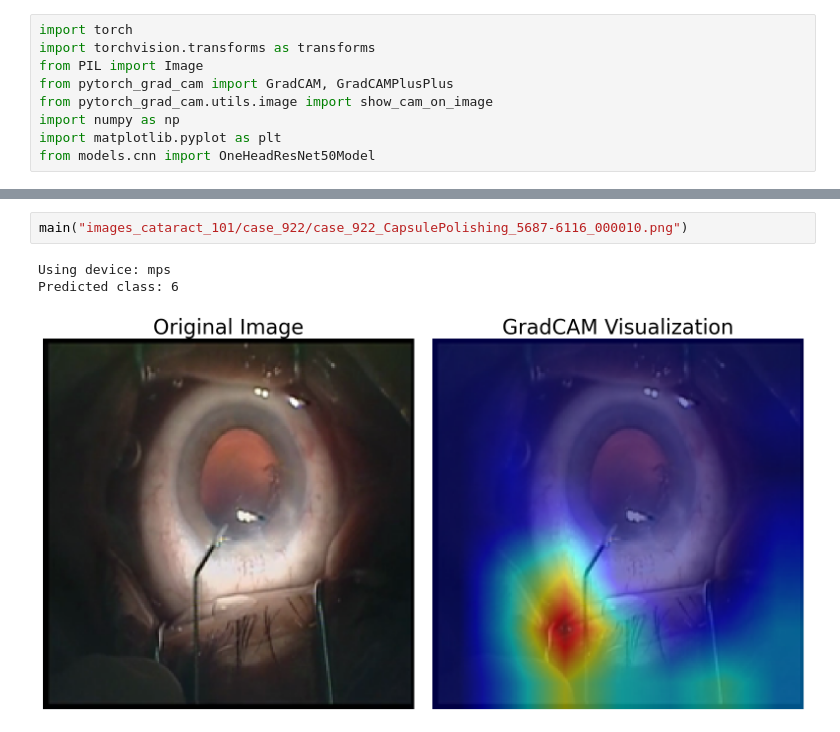
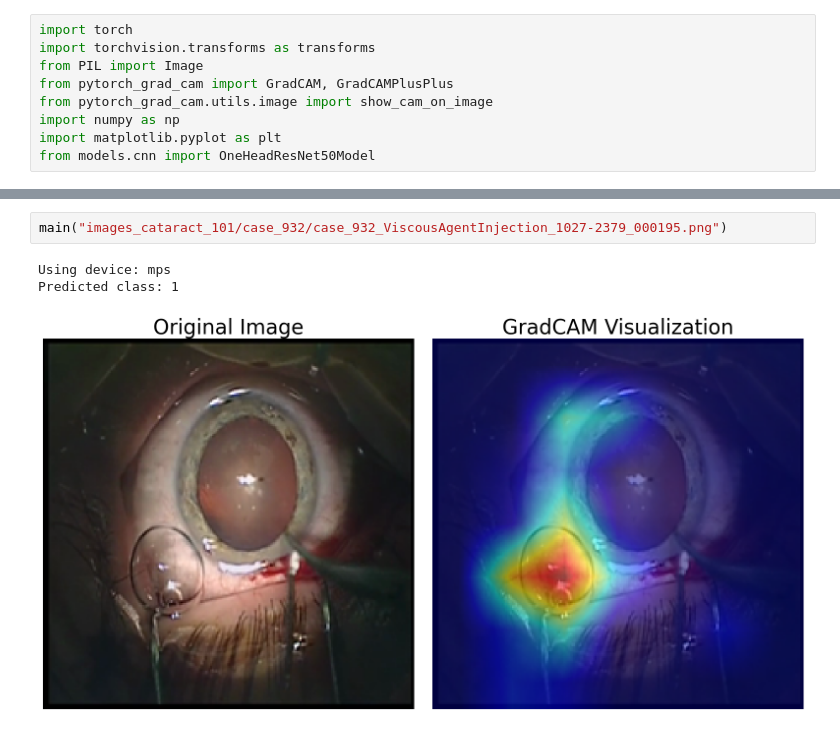
Before and after one commit to wht0703/TeCNO, a Jupyter notebook: feature_extractor_cam.ipynb, the cells around one changed output, grey strips where cells are left out. Drawn from its saved outputs; the diff is of its cells as text.

```diff
--- a/feature_extractor_cam.ipynb
+++ b/feature_extractor_cam.ipynb
@@ -88,8 +86,8 @@ def main(frame_path):
     plt.tight_layout()
     plt.show()
 # %%
-main("images_cataract_101/case_922/case_922_CapsulePolishing_5687-6116_000010.png")
+main("images_cataract_101/case_932/case_932_ViscousAgentInjection_1027-2379_000195.png")
 # %% [output]
 Using device: mps
-Predicted class: 6
+Predicted class: 1
-[figure, old version]
+[figure, new version]
```
Also changed, not shown: parts of 1 cell of this notebook, 19 other files.
